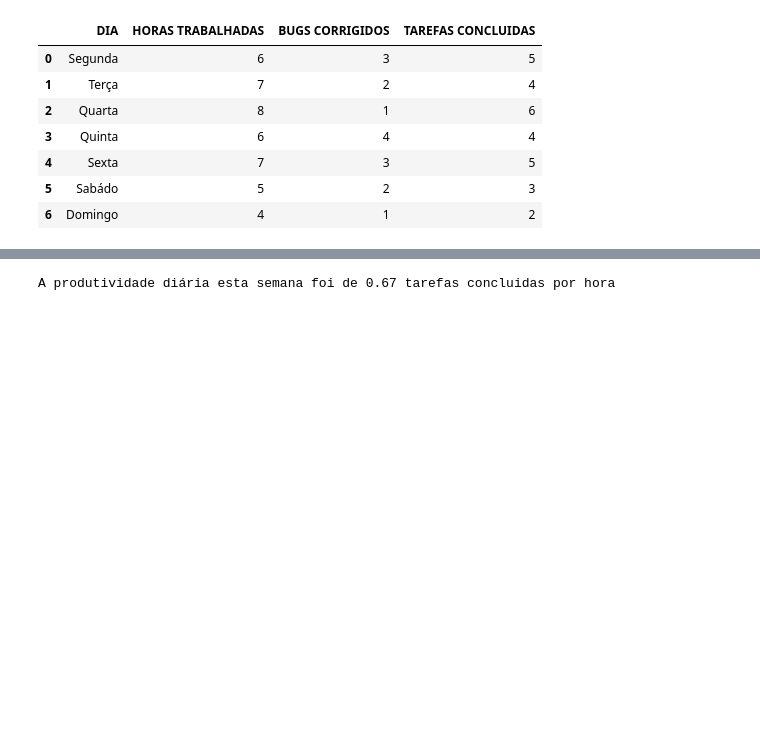
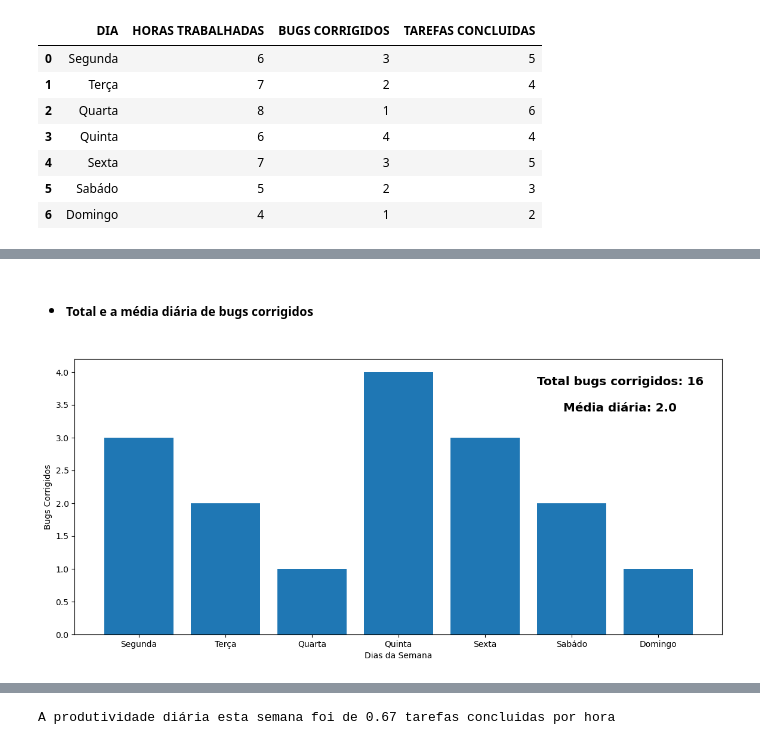
Before and after one commit to gideoni-santos/projeto-i-m4, a Jupyter notebook: relatorio.ipynb, the cells around one changed output, grey strips where cells are left out. Saved outputs shown, nothing was run; the diff lists cells and outputs as text; code cells hidden in the pictures; blank space fills up the shorter version.

```diff
--- a/relatorio.ipynb
+++ b/relatorio.ipynb
@@ -53,0 +57,18 @@ A média diária de tarefas concluidas esta semana foi de: 4.14
+# %% [markdown]
+- ##### **Total e a média diária de bugs corrigidos**
+# %%
+# Total de Bugs Corrigidos
+total_bugs = df_geral["BUGS CORRIGIDOS"].sum()
+# Média Diária de Bugs Corrigidos
+media_bugs = df_geral["BUGS CORRIGIDOS"].mean().round()
+
+#Criando gráfico
+plt.figure(figsize=(14, 6))
+plt.bar(df_geral["DIA"], df_geral["BUGS CORRIGIDOS"])
+plt.xlabel('Dias da Semana')
+plt.ylabel('Bugs Corrigidos')
+plt.text(4.6,3.8, f'Total bugs corrigidos: {total_bugs}', fontweight='semibold', fontsize='x-large')
+plt.text(4.9,3.4, f'Média diária: {media_bugs}', fontweight='semibold', fontsize='x-large')
+plt.show()
+# %% [output]
+[figure, added]
```
Also changed, not shown: parts of 14 cells of this notebook, 2 other files.
